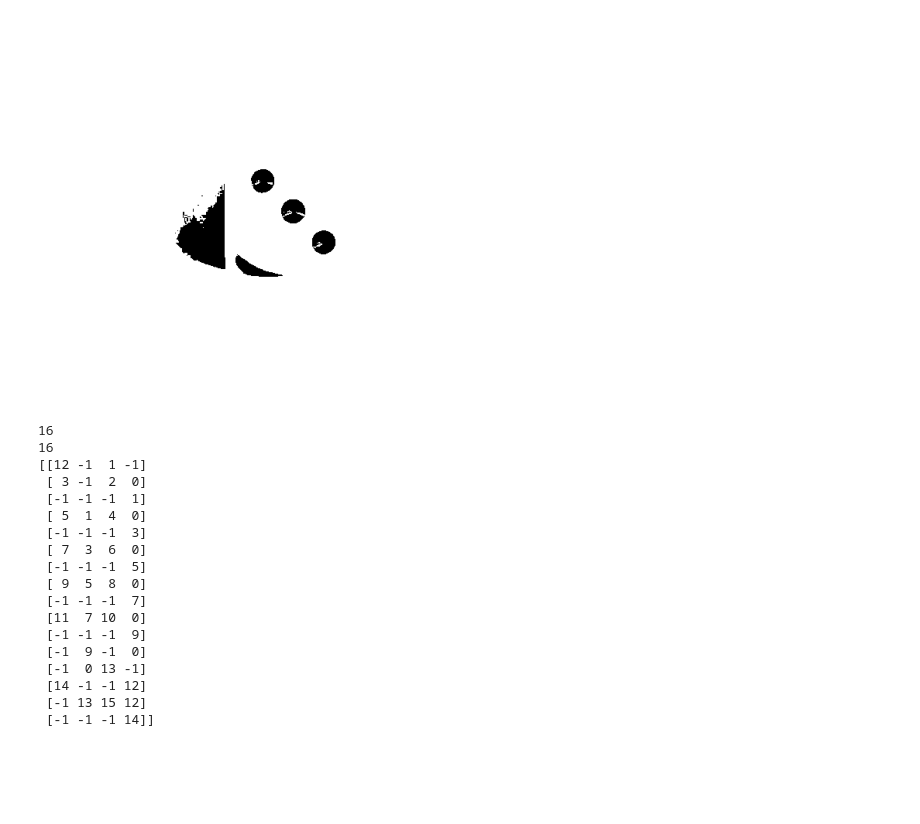
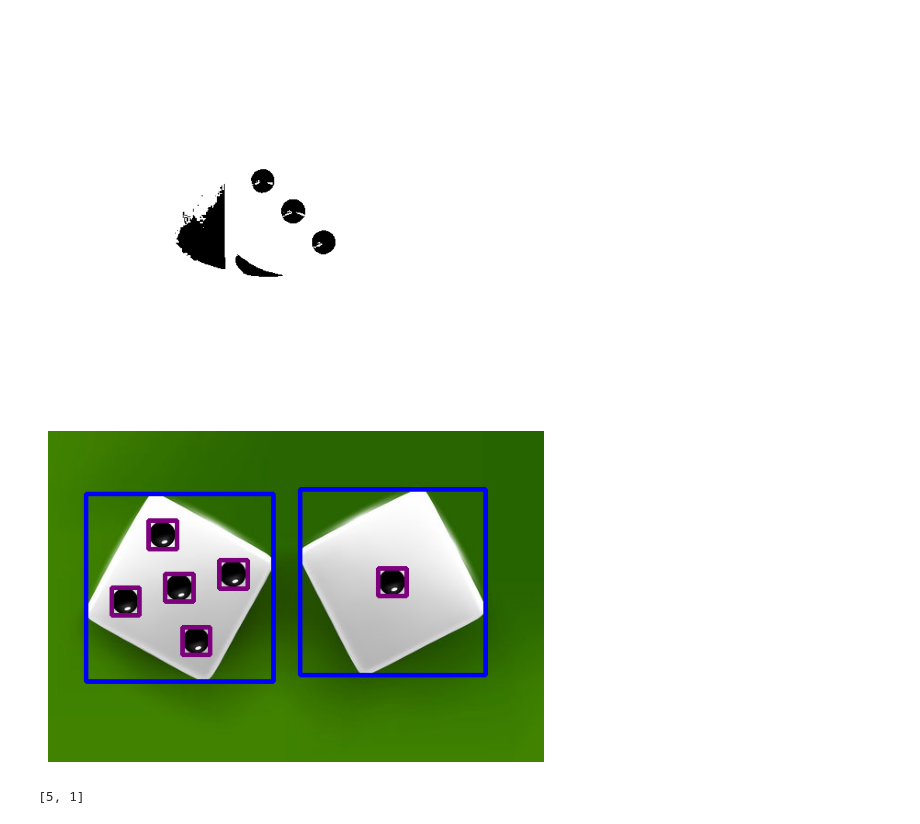
Before and after one commit to TaRa1999R/Image_Processing, a Jupyter notebook: assignment33/2.ipynb, the cells around one changed output. Cells and saved outputs as stored; diff of their text form; code cells hidden in the pictures; blank space fills up the shorter version.

Commit message:
Image_Processing

```diff
--- a/assignment33/2.ipynb
+++ b/assignment33/2.ipynb
@@ -16,39 +16,31 @@ plt.show ()
 # %%
 img_two = cv2.imread ("inputs\input_2_2D.png")
 two_gray = cv2.cvtColor (img_two , cv2.COLOR_BGR2GRAY)
+dices_number_2 = []
 
 _ , two_thresh = cv2.threshold (two_gray , 120 , 255 , cv2.THRESH_BINARY)
 contours , hierarchy = cv2.findContours (two_thresh , cv2.RETR_TREE , cv2.CHAIN_APPROX_SIMPLE)
-print (len (contours))
-print (len (hierarchy[0]))
-# for contour in contours :
-    # if
-    # x , y , w , h = cv2.boundingRect (contour)
-    # cv2.rectangle (img_two , (x , y) , (x + w , y + h) , (255 , 0 , 0) , 3)
+for i in range (len(hierarchy[0])) :
+    if hierarchy[0][i][3] == -1 :
+        x , y , w , h = cv2.boundingRect (contours[i])
+        cv2.rectangle (img_two , (x , y) , (x + w , y + h) , (0 , 0 , 255) , 3)
+        n = 0
+        for j in range (len (hierarchy[0])) :
+            if hierarchy[0][j][3] == i :
+                if cv2.contourArea (contours[j]) > 100 :
+                    x , y , w , h = cv2.boundingRect (contours[j])
+                    cv2.rectangle (img_two , (x , y) , (x + w , y + h) , (125 , 0 , 125) , 3)
+                    n += 1
+        dices_number_2.append (n)
 
-# plt.axis ("off")
-print (hierarchy[0])
-# plt.imshow (img_two , cmap = "gray")
-# plt.show ()
+
+plt.axis ("off")
+plt.imshow (img_two , cmap = "gray")
+plt.show ()
+print (dices_number_2)
 # %% [output]
+[figure, added]
-16
-16
-[[12 -1  1 -1]
- [ 3 -1  2  0]
- [-1 -1 -1  1]
- [ 5  1  4  0]
- [-1 -1 -1  3]
- [ 7  3  6  0]
- [-1 -1 -1  5]
- [ 9  5  8  0]
- [-1 -1 -1  7]
- [11  7 10  0]
- [-1 -1 -1  9]
- [-1  9 -1  0]
- [-1  0 13 -1]
- [14 -1 -1 12]
- [-1 13 15 12]
- [-1 -1 -1 14]]
+[5, 1]
 # %%
 img_three = cv2.imread ("inputs\input_2_3D.png")
 three_gray = cv2.cvtColor (img_three , cv2.COLOR_BGR2GRAY)
```
Also changed, not shown: parts of 1 cell of this notebook.
